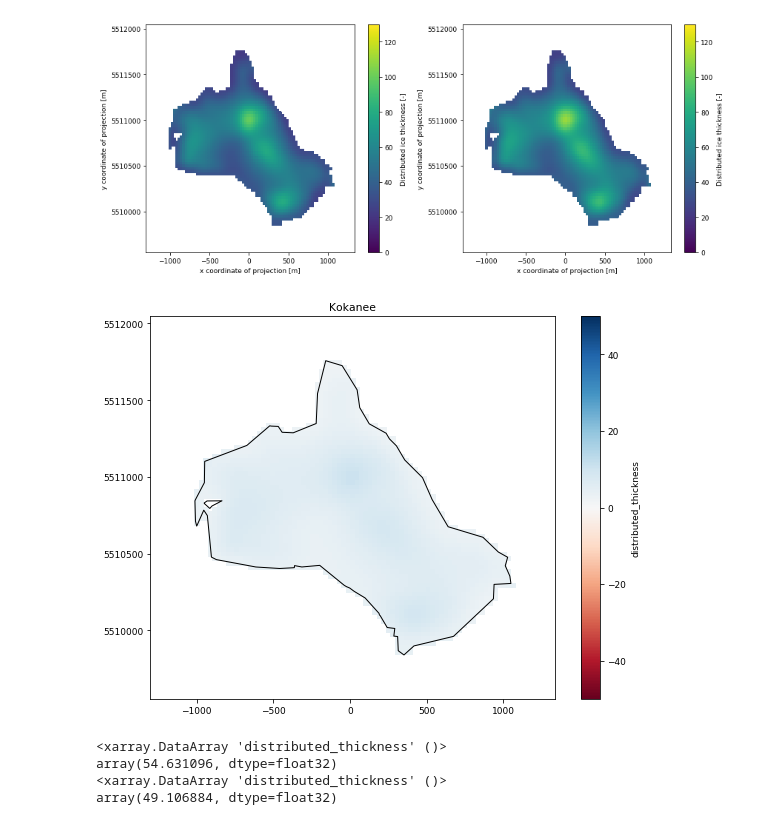
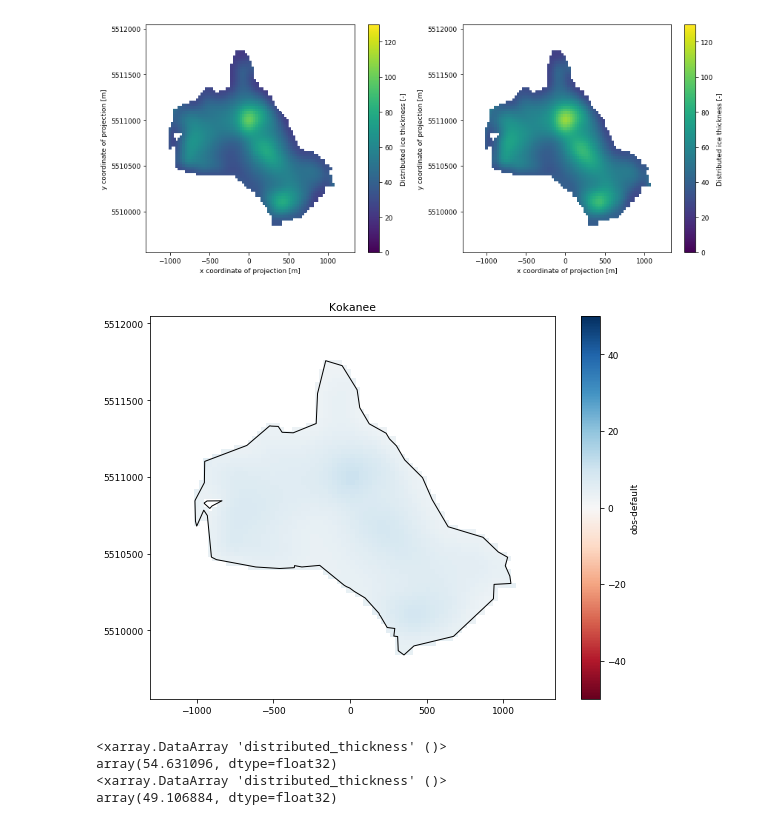
Before and after one commit to bpelto/OGGM-Columbia-Project, a Jupyter notebook: MB_gradient_comp_1glacier_gpr.ipynb, the cells around one changed output. Cells and saved outputs as stored; diff of their text form; code cells hidden in the pictures.

```diff
--- a/MB_gradient_comp_1glacier_gpr.ipynb
+++ b/MB_gradient_comp_1glacier_gpr.ipynb
@@ -238,15 +238,16 @@ plt.tight_layout();
 # %%
 #plot thickness difference between the default SMB grad. inversion and in situ SMB grad. inversion
 f, ax = plt.subplots(figsize=(8,6))
-(ds_new - ds_default).distributed_thickness.plot(ax=ax, cmap='RdBu', vmin =-50, vmax=50); #'RdBu'
+ds_new['obs-default'] = (ds_new.distributed_thickness - ds_default.distributed_thickness)
+ds_new['obs-default'].plot(ax=ax, cmap='RdBu', vmin =-50, vmax=50); #'RdBu'
 plt.ylabel('')
 plt.xlabel('')
 plt.title(glacier[num])
 gdir.read_shapefile('outlines').plot(ax=ax, color='none', edgecolor='black');
 plt.tight_layout()
 plt.savefig('/home/pelto/Desktop/ice_thick/' + glacier[num] + '_mb_grad_diff.png', dpi=600)
 # %% [output]
-[figure, old version]
+[figure, new version]
 # %%
 # "whole glacier thickness"
 print(np.mean(ds_new.distributed_thickness))
```
Also changed, not shown: parts of 6 cells of this notebook.
